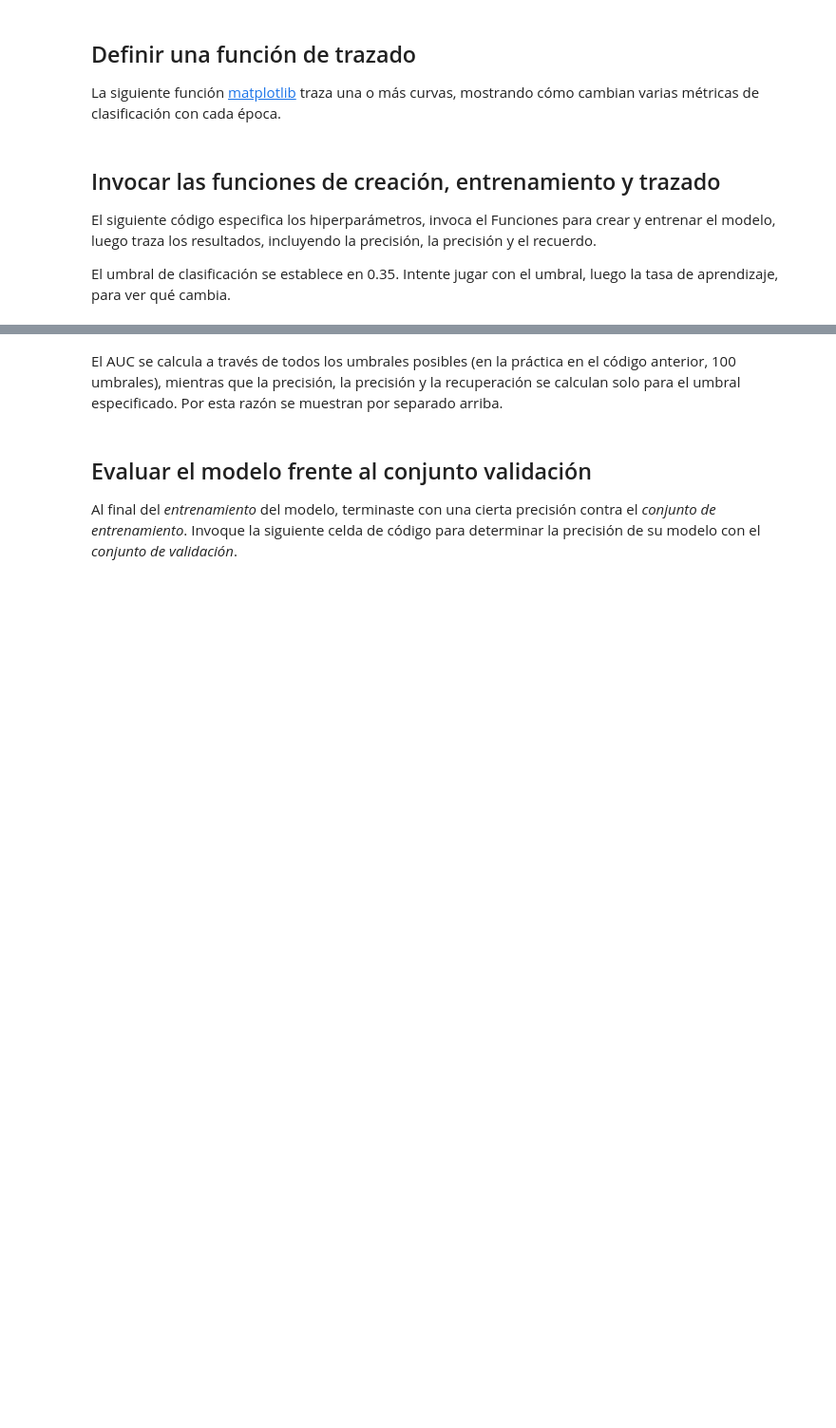
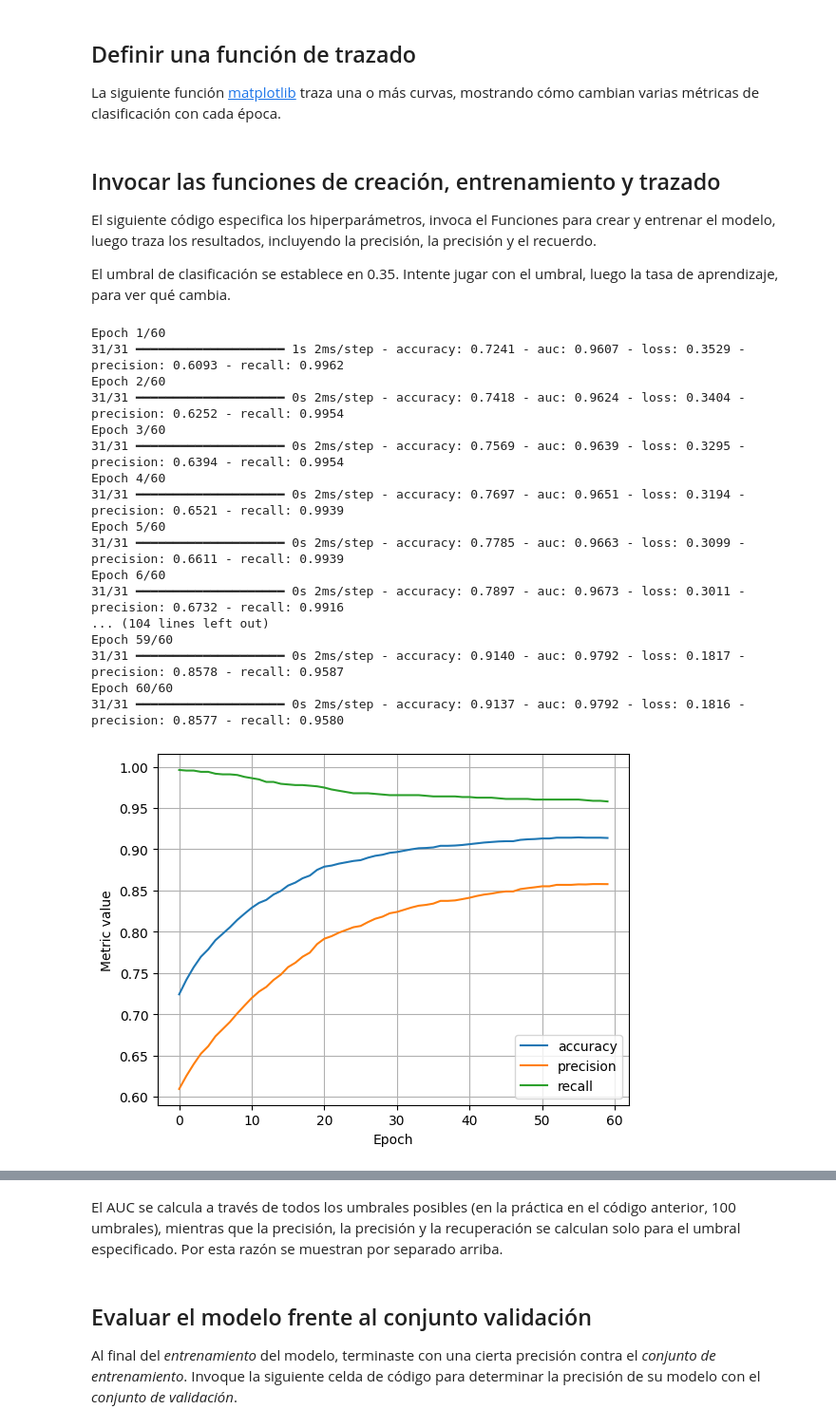
Before and after one commit to Zelio-1/Procesamiento-inteligente-de-datos_MiguelRuz, a Jupyter notebook: Practica_4/binary_classification_rice.ipynb, the cells around one changed output, grey strips where cells are left out. Shown at 95% size. Cells and saved outputs as stored; diff of their text form; code cells hidden in the pictures; blank space fills up the shorter version.

```diff
--- a/Practica_4/binary_classification_rice.ipynb
+++ b/Practica_4/binary_classification_rice.ipynb
@@ -397,31 +445,50 @@ settings = ml_edu.experiment.ExperimentSettings(
     learning_rate=0.001,
     number_epochs=60,
     batch_size=100,
-    classification_threshold=0.35,
+    classification_threshold=0.26,
     input_features=input_features,
 )
 
 metrics = [
     keras.metrics.BinaryAccuracy(
         name='accuracy', threshold=settings.classification_threshold
     ),
     keras.metrics.Precision(
         name='precision', thresholds=settings.classification_threshold
     ),
     keras.metrics.Recall(
         name='recall', thresholds=settings.classification_threshold
     ),
     keras.metrics.AUC(num_thresholds=100, name='auc'),
 ]
 
 # Establish the model's topography.
 model = create_model(settings, metrics)
 
 # Train the model on the training set.
 experiment = train_model(
     'baseline', model, train_features, train_labels, settings
 )
 
 # Plot metrics vs. epochs
 ml_edu.results.plot_experiment_metrics(experiment, ['accuracy', 'precision', 'recall'])
 ml_edu.results.plot_experiment_metrics(experiment, ['auc'])
+# %% [output]
+Epoch 1/60
+31/31 ━━━━━━━━━━━━━━━━━━━━ 1s 2ms/step - accuracy: 0.7241 - auc: 0.9607 - loss: 0.3529 - precision: 0.6093 - recall: 0.9962
+Epoch 2/60
+31/31 ━━━━━━━━━━━━━━━━━━━━ 0s 2ms/step - accuracy: 0.7418 - auc: 0.9624 - loss: 0.3404 - precision: 0.6252 - recall: 0.9954
+Epoch 3/60
+31/31 ━━━━━━━━━━━━━━━━━━━━ 0s 2ms/step - accuracy: 0.7569 - auc: 0.9639 - loss: 0.3295 - precision: 0.6394 - recall: 0.9954
+Epoch 4/60
+31/31 ━━━━━━━━━━━━━━━━━━━━ 0s 2ms/step - accuracy: 0.7697 - auc: 0.9651 - loss: 0.3194 - precision: 0.6521 - recall: 0.9939
+Epoch 5/60
+31/31 ━━━━━━━━━━━━━━━━━━━━ 0s 2ms/step - accuracy: 0.7785 - auc: 0.9663 - loss: 0.3099 - precision: 0.6611 - recall: 0.9939
+Epoch 6/60
+31/31 ━━━━━━━━━━━━━━━━━━━━ 0s 2ms/step - accuracy: 0.7897 - auc: 0.9673 - loss: 0.3011 - precision: 0.6732 - recall: 0.9916
+... (104 lines left out)
+Epoch 59/60
+31/31 ━━━━━━━━━━━━━━━━━━━━ 0s 2ms/step - accuracy: 0.9140 - auc: 0.9792 - loss: 0.1817 - precision: 0.8578 - recall: 0.9587
+Epoch 60/60
+31/31 ━━━━━━━━━━━━━━━━━━━━ 0s 2ms/step - accuracy: 0.9137 - auc: 0.9792 - loss: 0.1816 - precision: 0.8577 - recall: 0.9580
+[figure, added]
```
Also changed, not shown: parts of 18 cells of this notebook, 1 other file.
